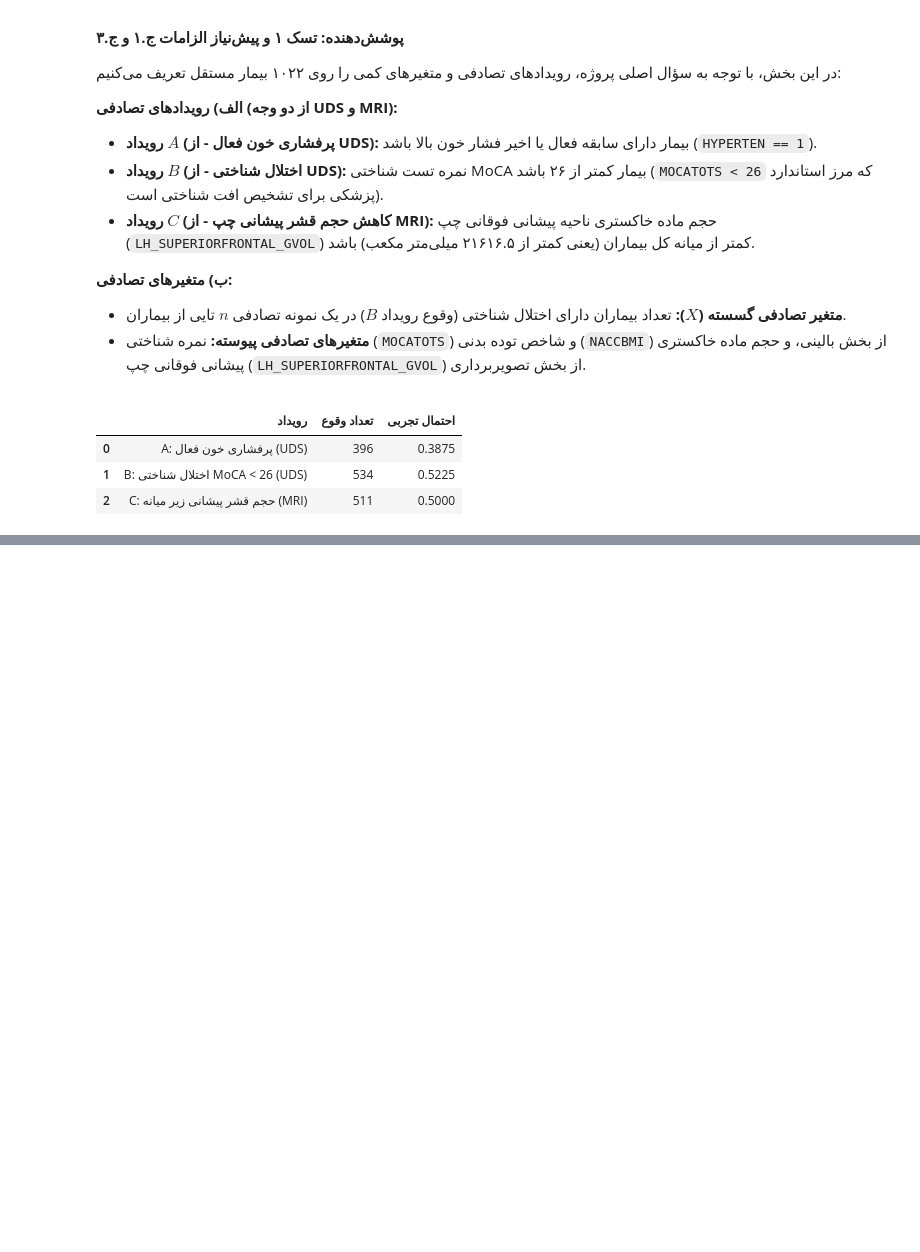
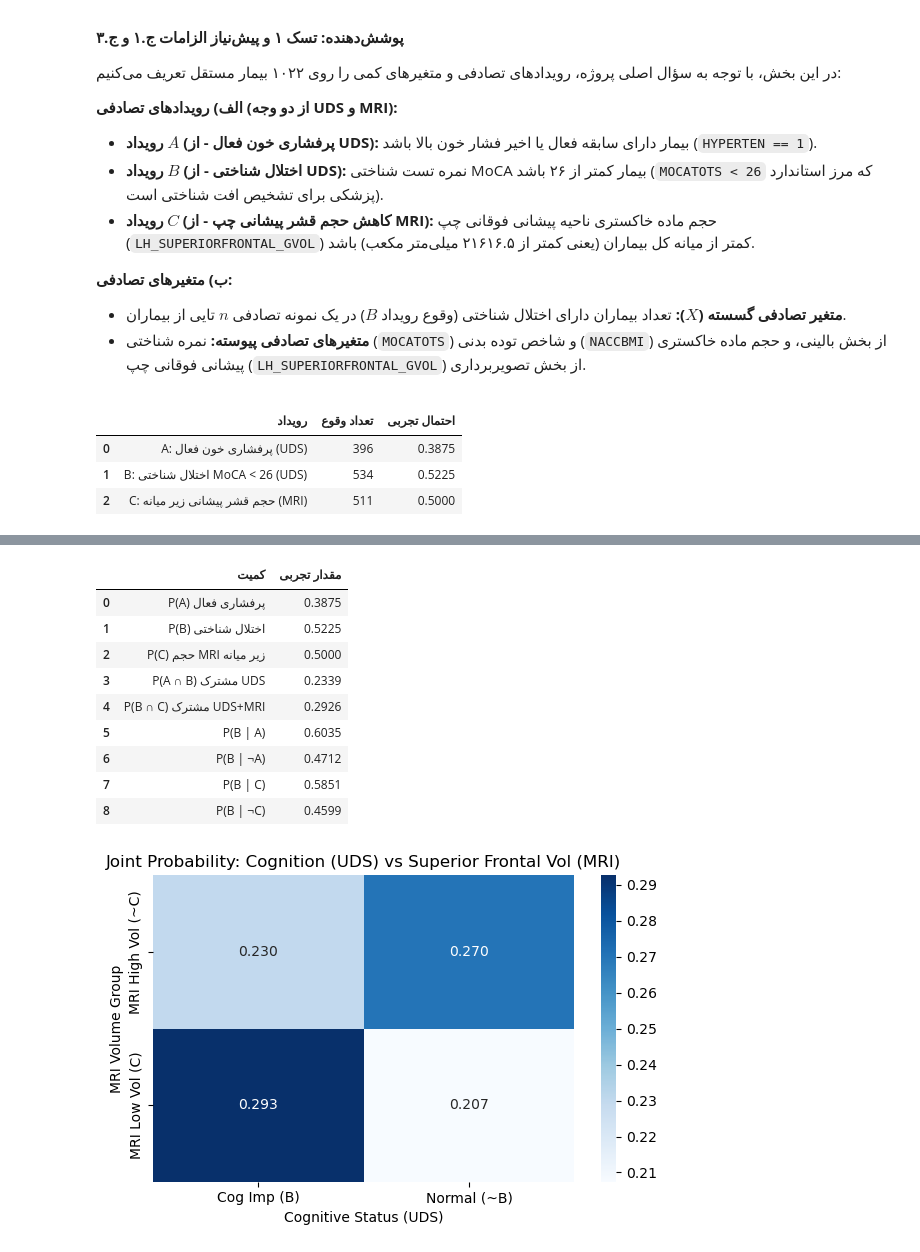
Before and after one commit to alirezaen6/Stats-Project-NACC, a Jupyter notebook: notebooks/Phaze2.ipynb, the cells around one changed output, grey strips where cells are left out. Saved outputs shown, nothing was run; the diff lists cells and outputs as text; code cells hidden in the pictures; blank space fills up the shorter version.

Commit message:
phase2 section 2: marginal, joint, conditional probabilities and independence

```diff
--- a/notebooks/Phaze2.ipynb
+++ b/notebooks/Phaze2.ipynb
@@ -119,0 +133,67 @@ display(events_summary)
+# %%
+p_a = df_final['Event_A_Hyper'].mean()
+p_b = df_final['Event_B_CogImp'].mean()
+p_c = df_final['Event_C_LowVol'].mean()
+
+p_ab = (df_final['Event_A_Hyper'] & df_final['Event_B_CogImp']).mean()
+p_bc = (df_final['Event_B_CogImp'] & df_final['Event_C_LowVol']).mean()
+
+p_b_given_a = df_final.loc[df_final['Event_A_Hyper'], 'Event_B_CogImp'].mean()
+p_b_given_not_a = df_final.loc[~df_final['Event_A_Hyper'], 'Event_B_CogImp'].mean()
+
+p_b_given_c = df_final.loc[df_final['Event_C_LowVol'], 'Event_B_CogImp'].mean()
+p_b_given_not_c = df_final.loc[~df_final['Event_C_LowVol'], 'Event_B_CogImp'].mean()
+
+summary_prob = pd.DataFrame({
+    'کمیت': [
+        'P(A) پرفشاری فعال',
+        'P(B) اختلال شناختی',
+        'P(C) حجم MRI زیر میانه',
+        'P(A ∩ B) مشترک UDS',
+        'P(B ∩ C) مشترک UDS+MRI',
+        'P(B | A)',
+        'P(B | ¬A)',
+        'P(B | C)',
+        'P(B | ¬C)',
+    ],
+    'مقدار تجربی': np.round(
+        [
+            p_a,
+            p_b,
+            p_c,
+            p_ab,
+            p_bc,
+            p_b_given_a,
+            p_b_given_not_a,
+            p_b_given_c,
+            p_b_given_not_c,
+        ],
+        4,
+    ),
+})
+display(summary_prob)
+
+ct = pd.crosstab(
+    df_final['Event_C_LowVol'].map({True: 'MRI Low Vol (C)', False: 'MRI High Vol (~C)'}),
+    df_final['Event_B_CogImp'].map({True: 'Cog Imp (B)', False: 'Normal (~B)'}),
+    normalize=True,
+)
+plt.figure(figsize=(6, 4))
+sns.heatmap(ct, annot=True, fmt='.3f', cmap='Blues')
+plt.title('Joint Probability: Cognition (UDS) vs Superior Frontal Vol (MRI)')
+plt.xlabel('Cognitive Status (UDS)')
+plt.ylabel('MRI Volume Group')
+plt.tight_layout()
+plt.show()
+# %% [output]
+|  | کمیت | مقدار تجربی |
+| 0 | P(A) پرفشاری فعال | 0.3875 |
+| 1 | P(B) اختلال شناختی | 0.5225 |
+| 2 | P(C) حجم MRI زیر میانه | 0.5000 |
+| 3 | P(A ∩ B) مشترک UDS | 0.2339 |
+| 4 | P(B ∩ C) مشترک UDS+MRI | 0.2926 |
+| 5 | P(B | A) | 0.6035 |
+| 6 | P(B | ¬A) | 0.4712 |
+| 7 | P(B | C) | 0.5851 |
+| 8 | P(B | ¬C) | 0.4599 |
+[figure, added]
```
Also changed, not shown: parts of 2 cells of this notebook.
